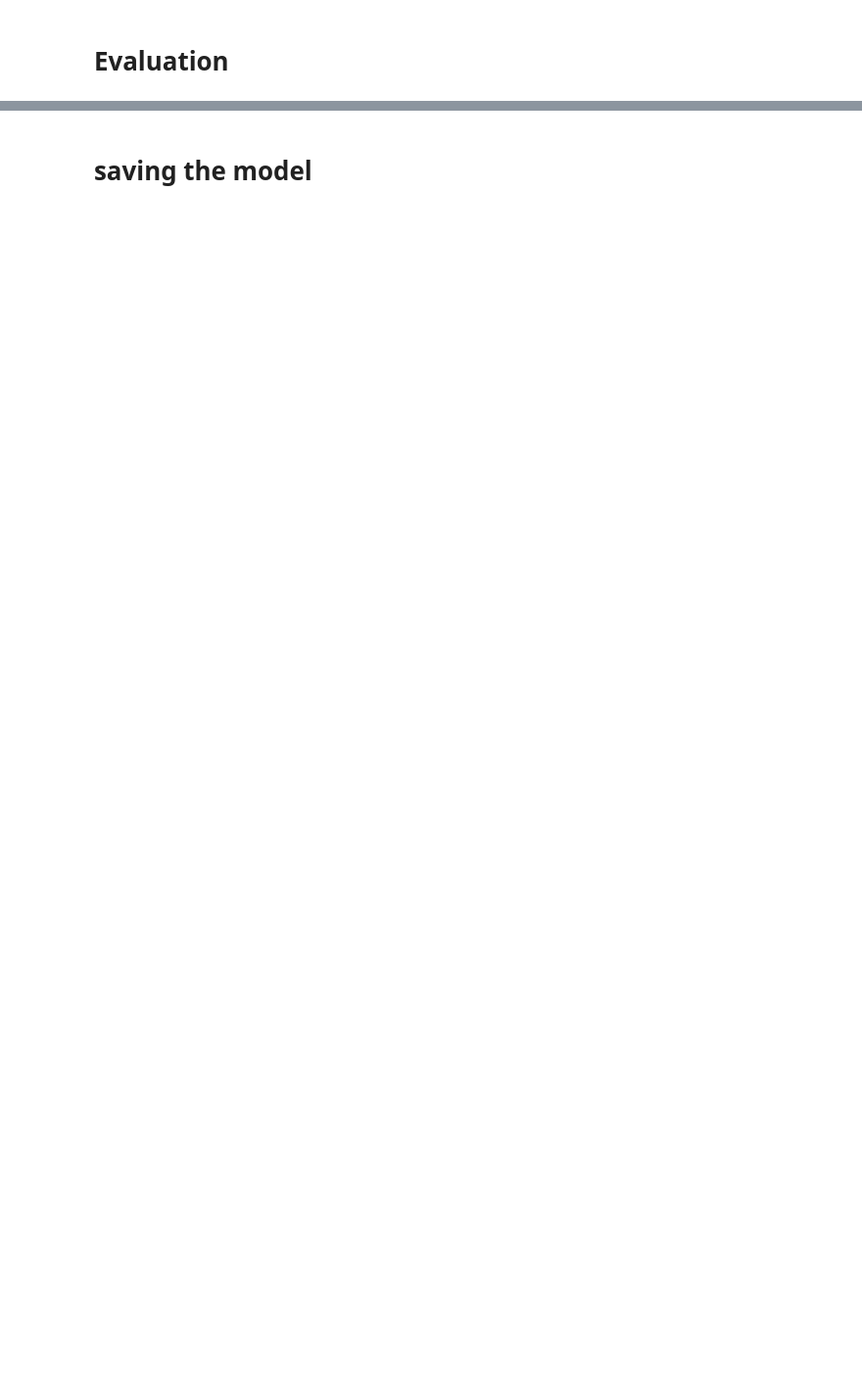
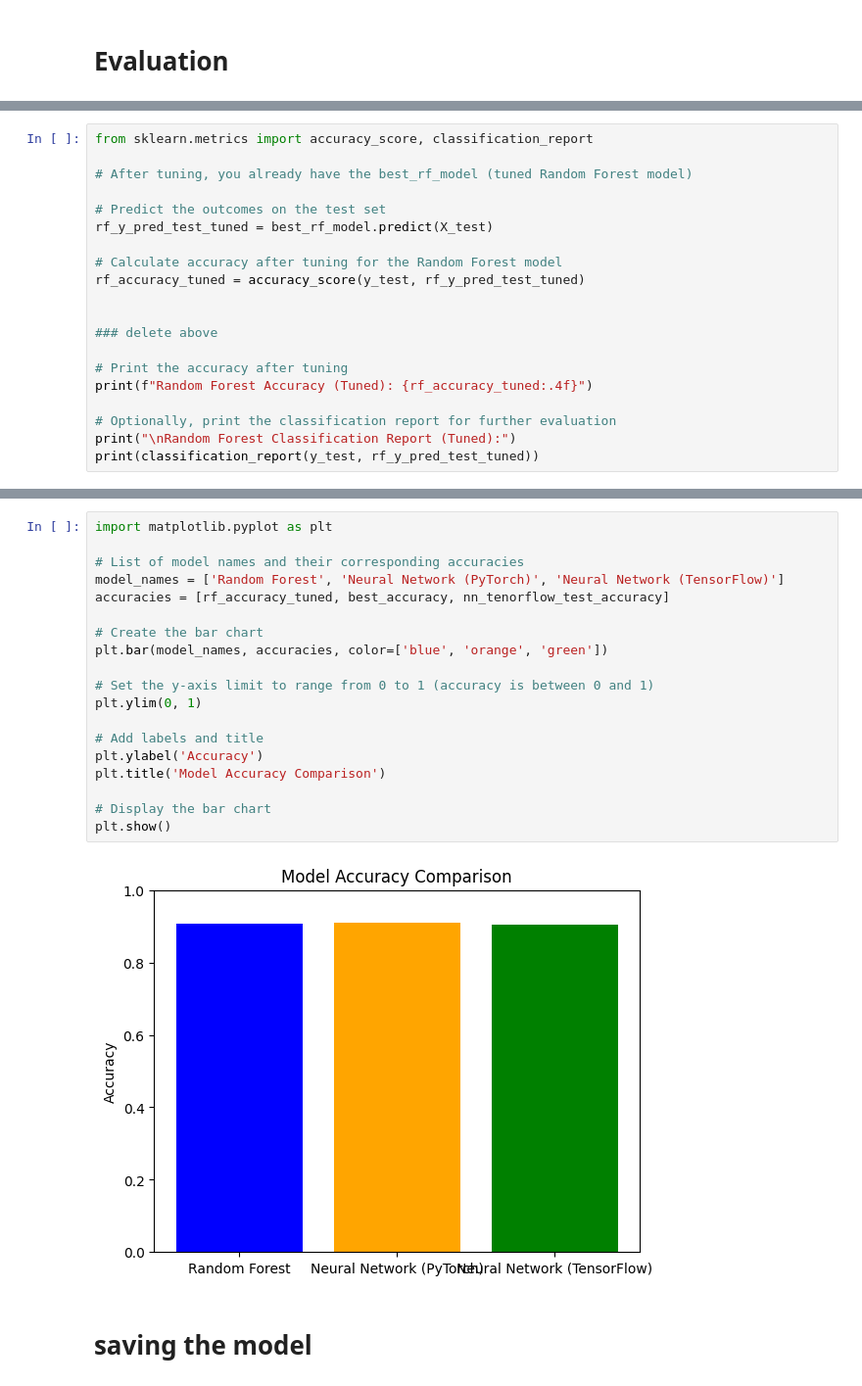
Before and after one commit to WasifAsi/Mechine-Learning-Course-work, a Jupyter notebook: ML-CW.ipynb, the cells around one changed output, grey strips where cells are left out. Shown: that part at 98% size. Saved outputs shown, nothing was run; the diff lists cells and outputs as text; blank space fills up the shorter version.

```diff
--- a/ML-CW.ipynb
+++ b/ML-CW.ipynb
@@ -988,0 +1224,20 @@ plt.show()
+# %%
+from sklearn.metrics import accuracy_score, classification_report
+
+# After tuning, you already have the best_rf_model (tuned Random Forest model)
+
+# Predict the outcomes on the test set
+rf_y_pred_test_tuned = best_rf_model.predict(X_test)
+
+# Calculate accuracy after tuning for the Random Forest model
+rf_accuracy_tuned = accuracy_score(y_test, rf_y_pred_test_tuned)
+
+
+### delete above
+
+# Print the accuracy after tuning
+print(f"Random Forest Accuracy (Tuned): {rf_accuracy_tuned:.4f}")
+
+# Optionally, print the classification report for further evaluation
+print("\nRandom Forest Classification Report (Tuned):")
+print(classification_report(y_test, rf_y_pred_test_tuned))
@@ -989,2 +1283,23 @@ plt.show()
+# %%
+import matplotlib.pyplot as plt
+
+# List of model names and their corresponding accuracies
+model_names = ['Random Forest', 'Neural Network (PyTorch)', 'Neural Network (TensorFlow)']
+accuracies = [rf_accuracy_tuned, best_accuracy, nn_tenorflow_test_accuracy]
+
+# Create the bar chart
+plt.bar(model_names, accuracies, color=['blue', 'orange', 'green'])
+
+# Set the y-axis limit to range from 0 to 1 (accuracy is between 0 and 1)
+plt.ylim(0, 1)
+
+# Add labels and title
+plt.ylabel('Accuracy')
+plt.title('Model Accuracy Comparison')
+
+# Display the bar chart
+plt.show()
+# %% [output]
+[figure, added]
 # %% [markdown]
 # saving the model
```
Also changed, not shown: parts of 58 cells of this notebook, 8 other files.
